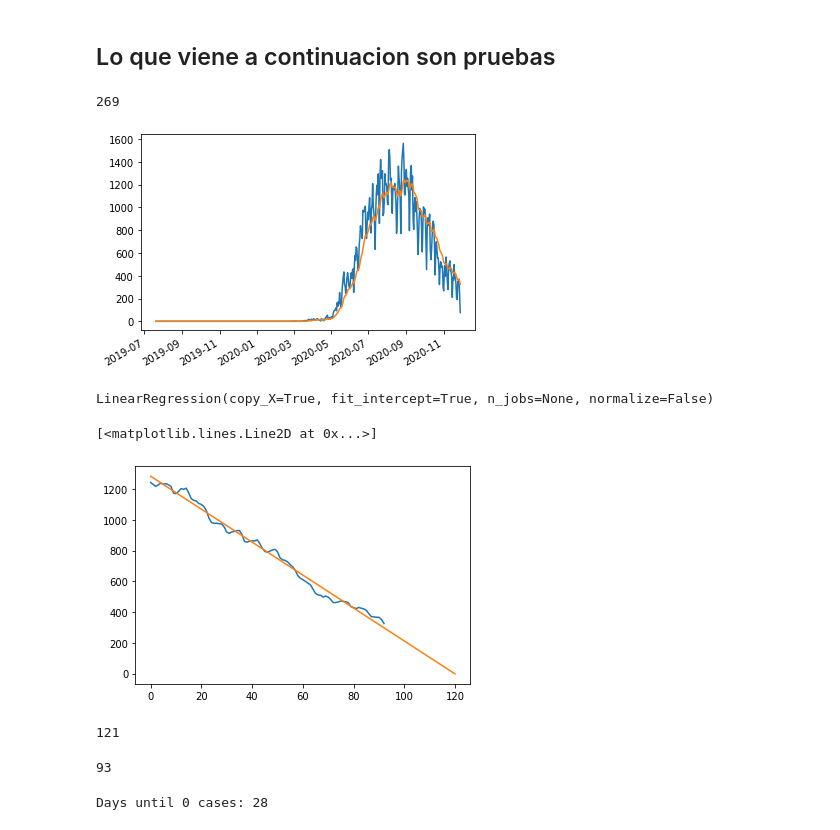
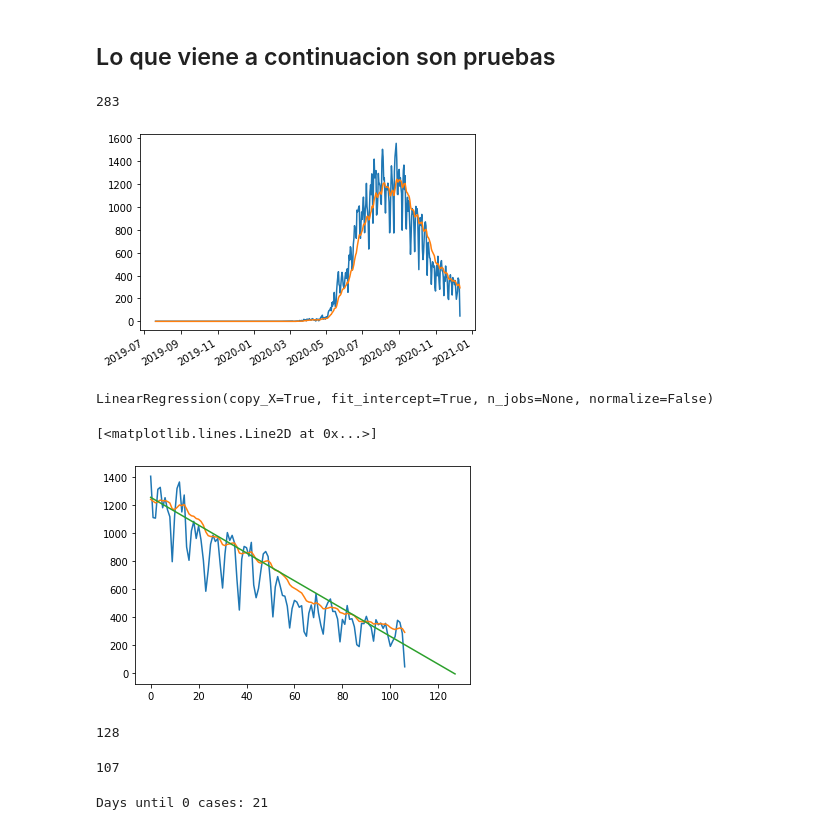
Before and after one commit to JoaquinPolonuer/covid_analysis_caba, a Jupyter notebook: api_notebook.ipynb, the cells around one changed output. Drawn from its saved outputs; the diff is of its cells as text; code cells hidden in the pictures.

```diff
--- a/api_notebook.ipynb
+++ b/api_notebook.ipynb
@@ -95,24 +104,27 @@ values = list(cases.values())
 # %%
 dates = [datetime.datetime.strptime(d,"%Y/%m/%d").date() for d in dates]
 # %%
-beta = 0.9
-sample_size = int(1/(1-beta))
-vt = 0
-app = []
-for i in range(len(values)):
-    vt = beta*vt+(1-beta)*values[i]
-    app.append(int(vt))
+def ewma(values, beta = 0.9):
+    sample_size = int(1/(1-beta))
+    vt = 0
+    app = []
+    for i in range(len(values)):
+        vt =beta*vt+(1-beta)*values[i]
+        app.append(int(vt))
+    return app
+# %%
+app = ewma(values)
 # %%
 len(app)
 # %% [output]
-269
+283
 # %%
 fig, ax = plt.subplots()
 ax.plot(dates,values)
 ax.plot(dates,app)
 fig.autofmt_xdate()
 # %% [output]
-[figure, old version]
+[figure, new version]
 # %%
 linear_descent = app[app.index(max(app)):]
 # %%
@@ -129,26 +141,27 @@ LinearRegression(copy_X=True, fit_intercept=True, n_jobs=None, normalize=False)
 # %%
 fig,ax = plt.subplots()
 predictions = []
 i = 0
 pred = 1
 while pred > 0:
     pred = reg.predict([[i]])[0]
     predictions.append(pred)
     i+=1
+ax.plot(range(len(values[-len(linear_descent):])),values[-len(linear_descent):])
 ax.plot(x,linear_descent)
 ax.plot(range(len(predictions)),predictions)
 # %% [output]
 [<matplotlib.lines.Line2D at 0x...>]
-[figure, old version]
+[figure, new version]
 # %%
 len(predictions)
 # %% [output]
-121
+128
 # %%
 len(linear_descent)
 # %% [output]
-93
+107
 # %%
 print("Days until 0 cases:",str(len(predictions)-len(linear_descent)))
 # %% [output]
-Days until 0 cases: 28
+Days until 0 cases: 21
```
Also changed, not shown: parts of 6 cells of this notebook.
